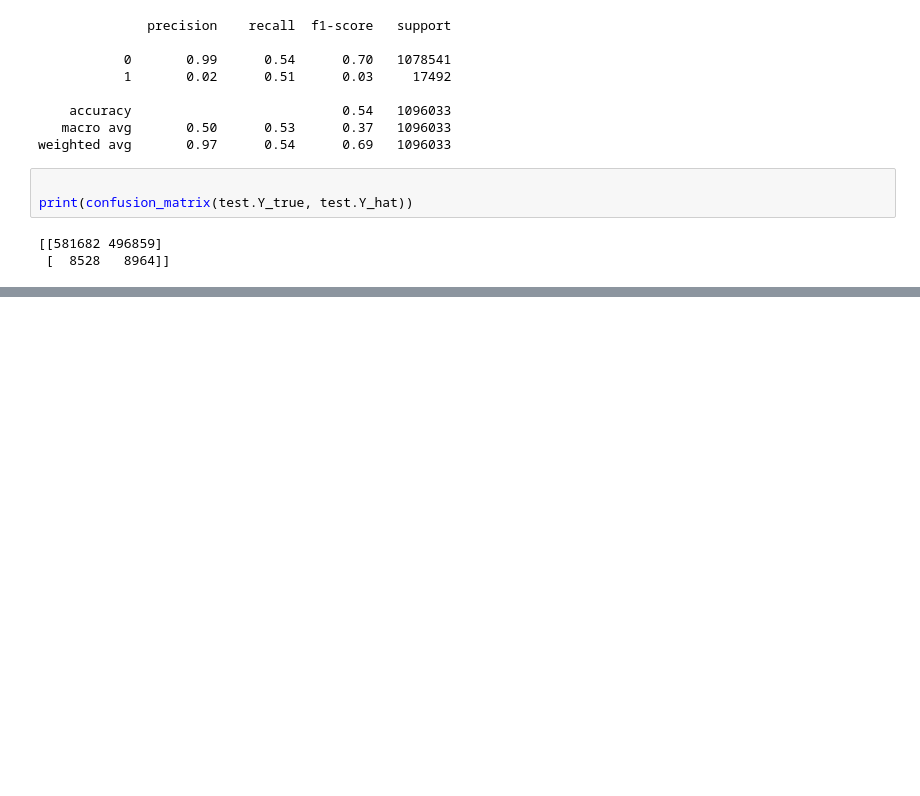
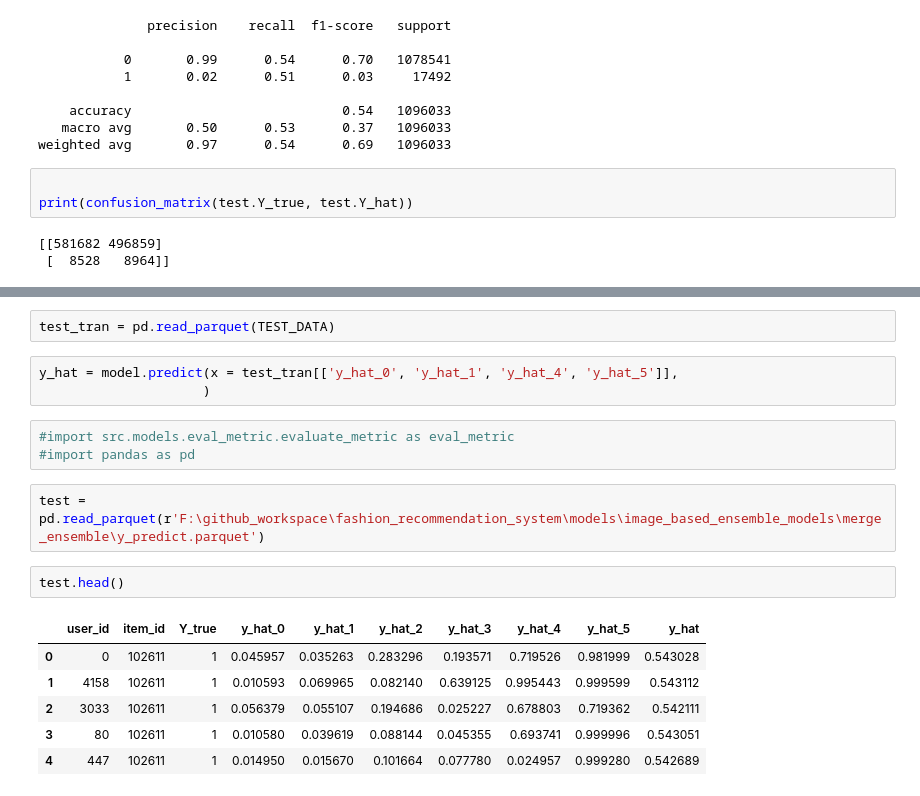
Before and after one commit to SmithaUpadhyaya/fashion_recommendation_system, a Jupyter notebook: notebooks/model/image_based_resent_back_trained.ipynb, the cells around one changed output, grey strips where cells are left out. Cells and saved outputs as stored; diff of their text form; blank space fills up the shorter version.

```diff
--- a/notebooks/model/image_based_resent_back_trained.ipynb
+++ b/notebooks/model/image_based_resent_back_trained.ipynb
@@ -1380,0 +1322,19 @@ print(classification_report(y_true, y_pred))
+# %%
+test_tran = pd.read_parquet(TEST_DATA)
+# %%
+y_hat = model.predict(x = test_tran[['y_hat_0', 'y_hat_1', 'y_hat_4', 'y_hat_5']],
+                     )
+# %%
+#import src.models.eval_metric.evaluate_metric as eval_metric
+#import pandas as pd
+# %%
+test = pd.read_parquet(r'F:\github_workspace\fashion_recommendation_system\models\image_based_ensemble_models\merge_ensemble\y_predict.parquet')
+# %%
+test.head()
+# %% [output]
+|  | user_id | item_id | Y_true | y_hat_0 | y_hat_1 | y_hat_2 | y_hat_3 | y_hat_4 | y_hat_5 | y_hat |
+| 0 | 0 | 102611 | 1 | 0.045957 | 0.035263 | 0.283296 | 0.193571 | 0.719526 | 0.981999 | 0.543028 |
+| 1 | 4158 | 102611 | 1 | 0.010593 | 0.069965 | 0.082140 | 0.639125 | 0.995443 | 0.999599 | 0.543112 |
+| 2 | 3033 | 102611 | 1 | 0.056379 | 0.055107 | 0.194686 | 0.025227 | 0.678803 | 0.719362 | 0.542111 |
+| 3 | 80 | 102611 | 1 | 0.010580 | 0.039619 | 0.088144 | 0.045355 | 0.693741 | 0.999996 | 0.543051 |
+| 4 | 447 | 102611 | 1 | 0.014950 | 0.015670 | 0.101664 | 0.077780 | 0.024957 | 0.999280 | 0.542689 |
```
Also changed, not shown: parts of 46 cells of this notebook, 9 other files.
